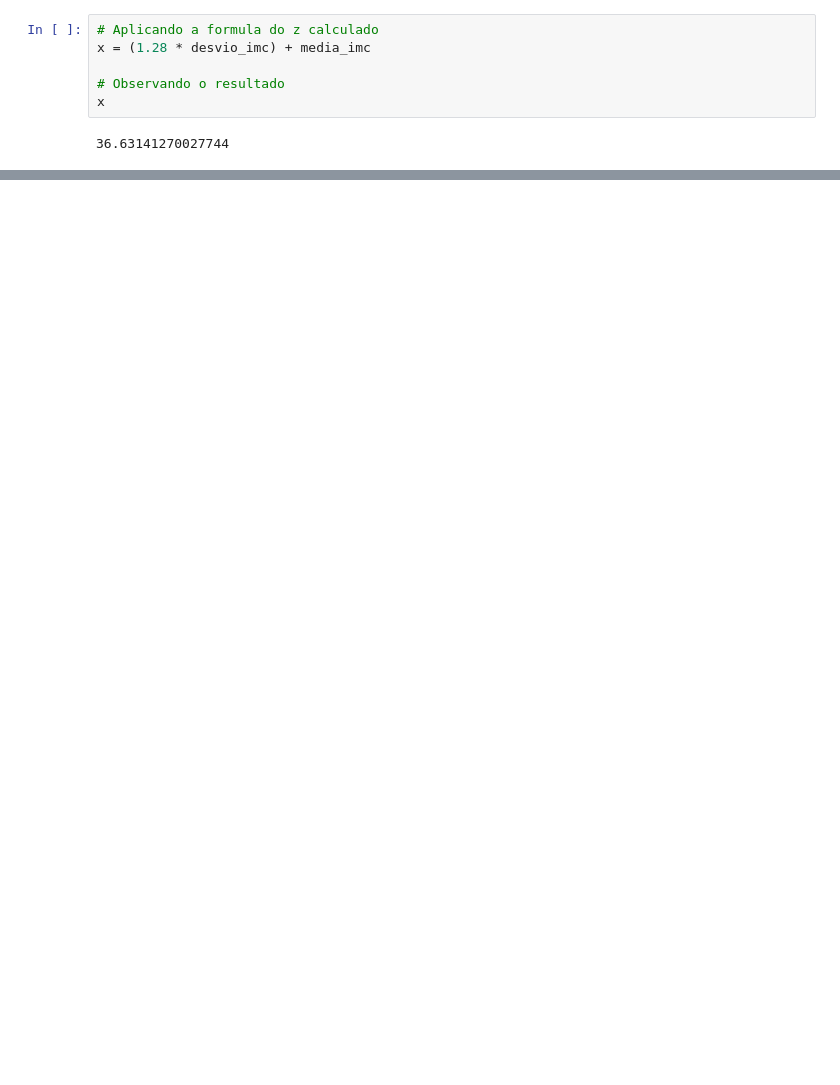
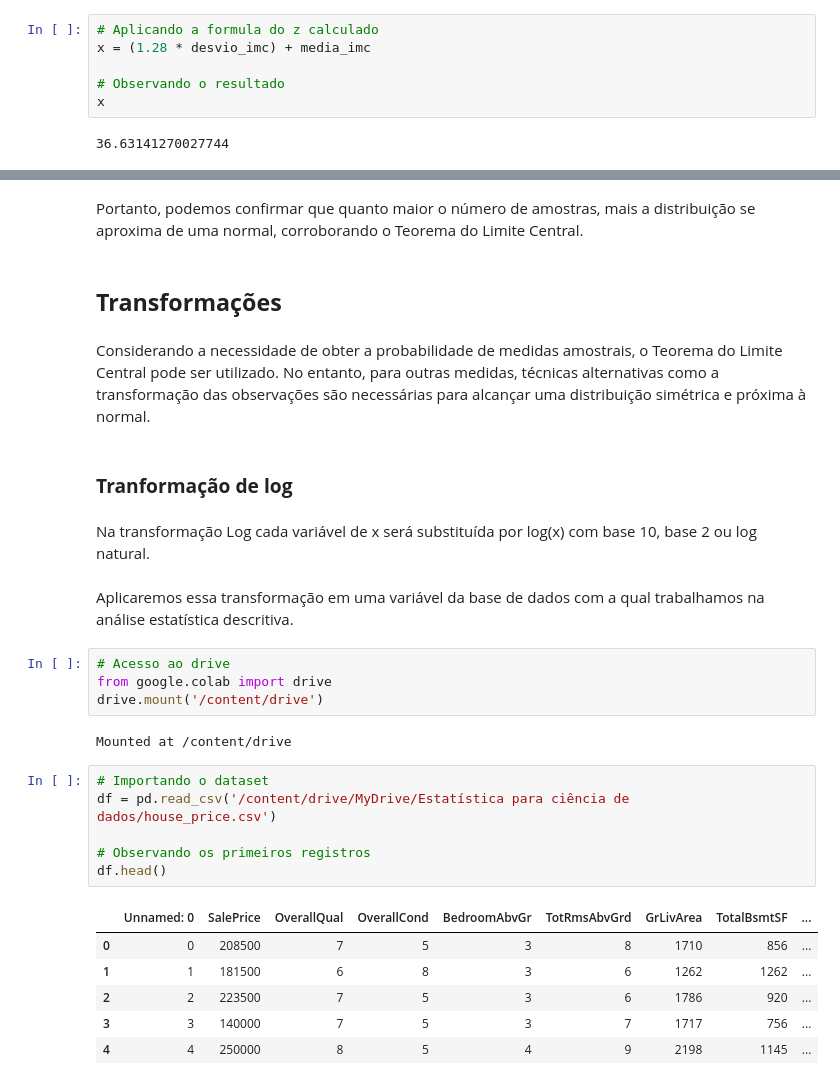
Before and after one commit to JosenildoJunior/Blog2, a Jupyter notebook: Probabilidade_e_distribuição.ipynb, the cells around one changed output, grey strips where cells are left out. Saved outputs shown, nothing was run; the diff lists cells and outputs as text; blank space fills up the shorter version.

```diff
--- a/Probabilidade_e_distribuição.ipynb
+++ b/Probabilidade_e_distribuição.ipynb
@@ -368,0 +539,32 @@ O imc correspondente ao percentile de 90 é .6 o mesmo resultado que obtivemos a
+# %% [markdown]
+Portanto, podemos confirmar que quanto maior o número de amostras, mais a distribuição se aproxima de uma normal, corroborando o Teorema do Limite Central.
+# %% [markdown]
+## **Transformações**
+# %% [markdown]
+Considerando a necessidade de obter a probabilidade de medidas amostrais, o Teorema do Limite Central pode ser utilizado. No entanto, para outras medidas, técnicas alternativas como a transformação das observações são necessárias para alcançar uma distribuição simétrica e próxima à normal.
+# %% [markdown]
+### **Tranformação de log**
+# %% [markdown]
+Na transformação Log cada variável de x será substituída por log(x) com base
+10, base 2 ou log natural.
+# %% [markdown]
+Aplicaremos essa transformação em uma variável da base de dados com a qual trabalhamos na análise estatística descritiva.
+# %%
+# Acesso ao drive
+from google.colab import drive
+drive.mount('/content/drive')
+# %% [output]
+Mounted at /content/drive
+# %%
+# Importando o dataset
+df = pd.read_csv('/content/drive/MyDrive/Estatística para ciência de dados/house_price.csv')
+
+# Observando os primeiros registros
+df.head()
+# %% [output]
+|  | Unnamed: 0 | SalePrice | OverallQual | OverallCond | BedroomAbvGr | TotRmsAbvGrd | GrLivArea | TotalBsmtSF | ... |
+| 0 | 0 | 208500 | 7 | 5 | 3 | 8 | 1710 | 856 | ... |
+| 1 | 1 | 181500 | 6 | 8 | 3 | 6 | 1262 | 1262 | ... |
+| 2 | 2 | 223500 | 7 | 5 | 3 | 6 | 1786 | 920 | ... |
+| 3 | 3 | 140000 | 7 | 5 | 3 | 7 | 1717 | 756 | ... |
+| 4 | 4 | 250000 | 8 | 5 | 4 | 9 | 2198 | 1145 | ... |
```
Also changed, not shown: parts of 57 cells of this notebook.
